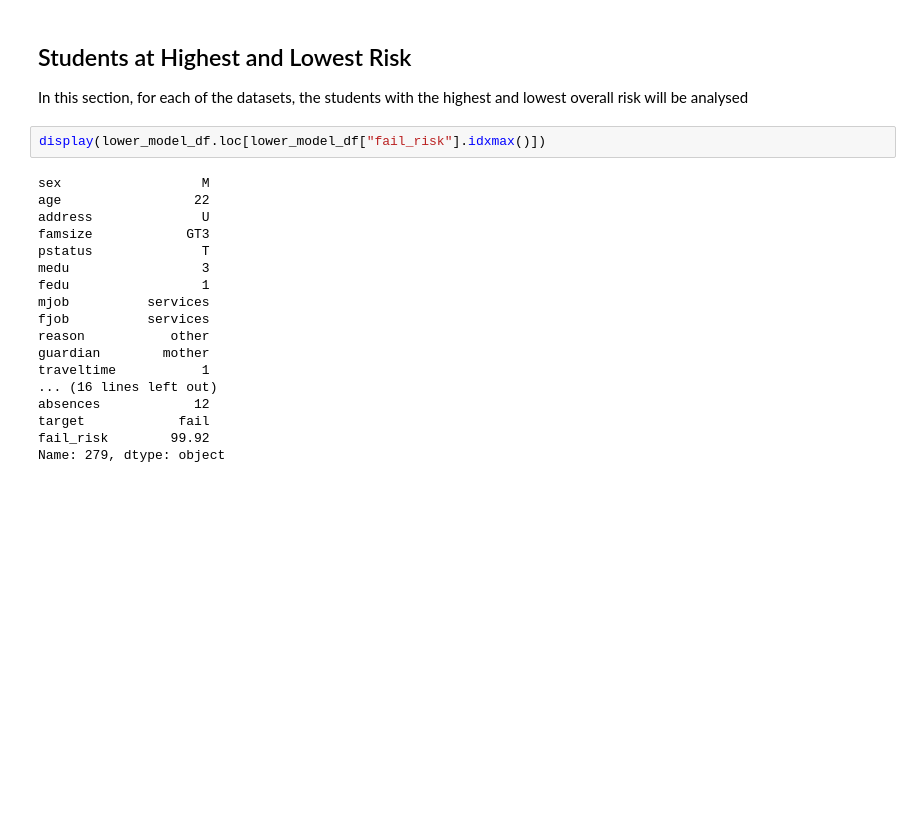
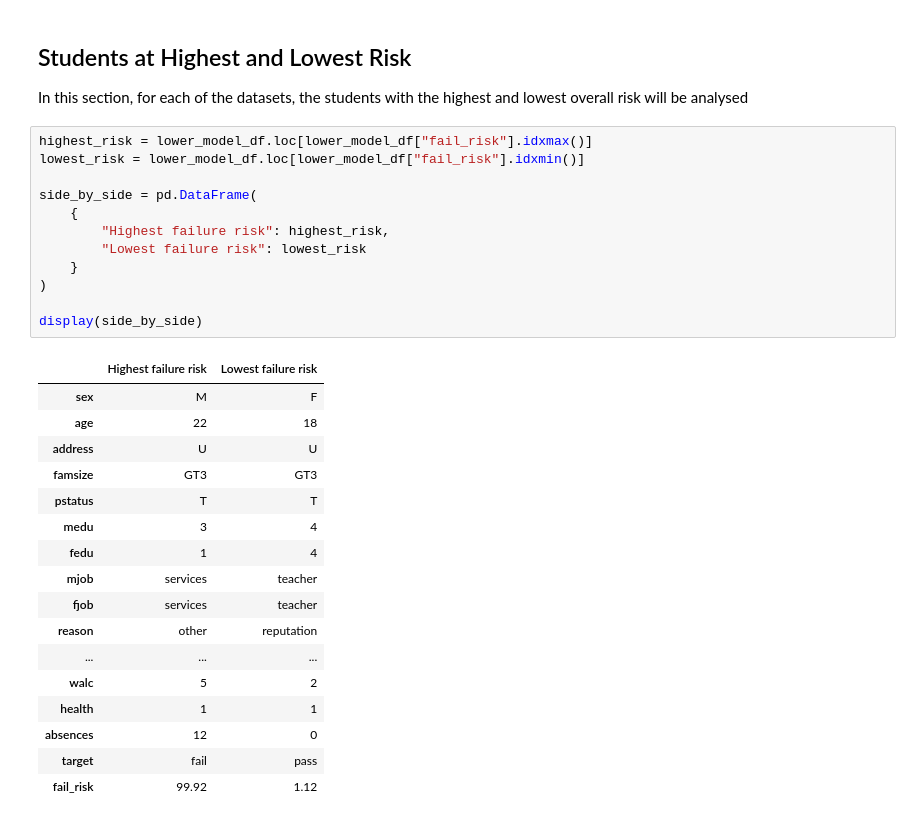
Before and after one commit to JakeCallcut/Academic-Data-Story, a Jupyter notebook: src/eda/EDA.ipynb, the cells around one changed output. Cells and saved outputs as stored; diff of their text form; blank space fills up the shorter version.

```diff
--- a/src/eda/EDA.ipynb
+++ b/src/eda/EDA.ipynb
@@ -61,23 +61,33 @@ plt.show()
 
 In this section, for each of the datasets, the students with the highest and lowest overall risk will be analysed
 # %%
-display(lower_model_df.loc[lower_model_df["fail_risk"].idxmax()])
+highest_risk = lower_model_df.loc[lower_model_df["fail_risk"].idxmax()]
+lowest_risk = lower_model_df.loc[lower_model_df["fail_risk"].idxmin()]
+
+side_by_side = pd.DataFrame(
+    {
+        "Highest failure risk": highest_risk,
+        "Lowest failure risk": lowest_risk
+    }
+)
+
+display(side_by_side)
 # %% [output]
-sex                  M
-age                 22
-address              U
-famsize            GT3
-pstatus              T
-medu                 3
-fedu                 1
-mjob          services
-fjob          services
-reason           other
-guardian        mother
-traveltime           1
-... (16 lines left out)
-absences            12
-target            fail
-fail_risk        99.92
-Name: 279, dtype: object
+|  | Highest failure risk | Lowest failure risk |
+| sex | M | F |
+| age | 22 | 18 |
+| address | U | U |
+| famsize | GT3 | GT3 |
+| pstatus | T | T |
+| medu | 3 | 4 |
+| fedu | 1 | 4 |
+| mjob | services | teacher |
+| fjob | services | teacher |
+| reason | other | reputation |
+| ... | ... | ... |
+| walc | 5 | 2 |
+| health | 1 | 1 |
+| absences | 12 | 0 |
+| target | fail | pass |
+| fail_risk | 99.92 | 1.12 |
 # %%
```
Also changed, not shown: parts of 1 cell of this notebook, 1 other file.
